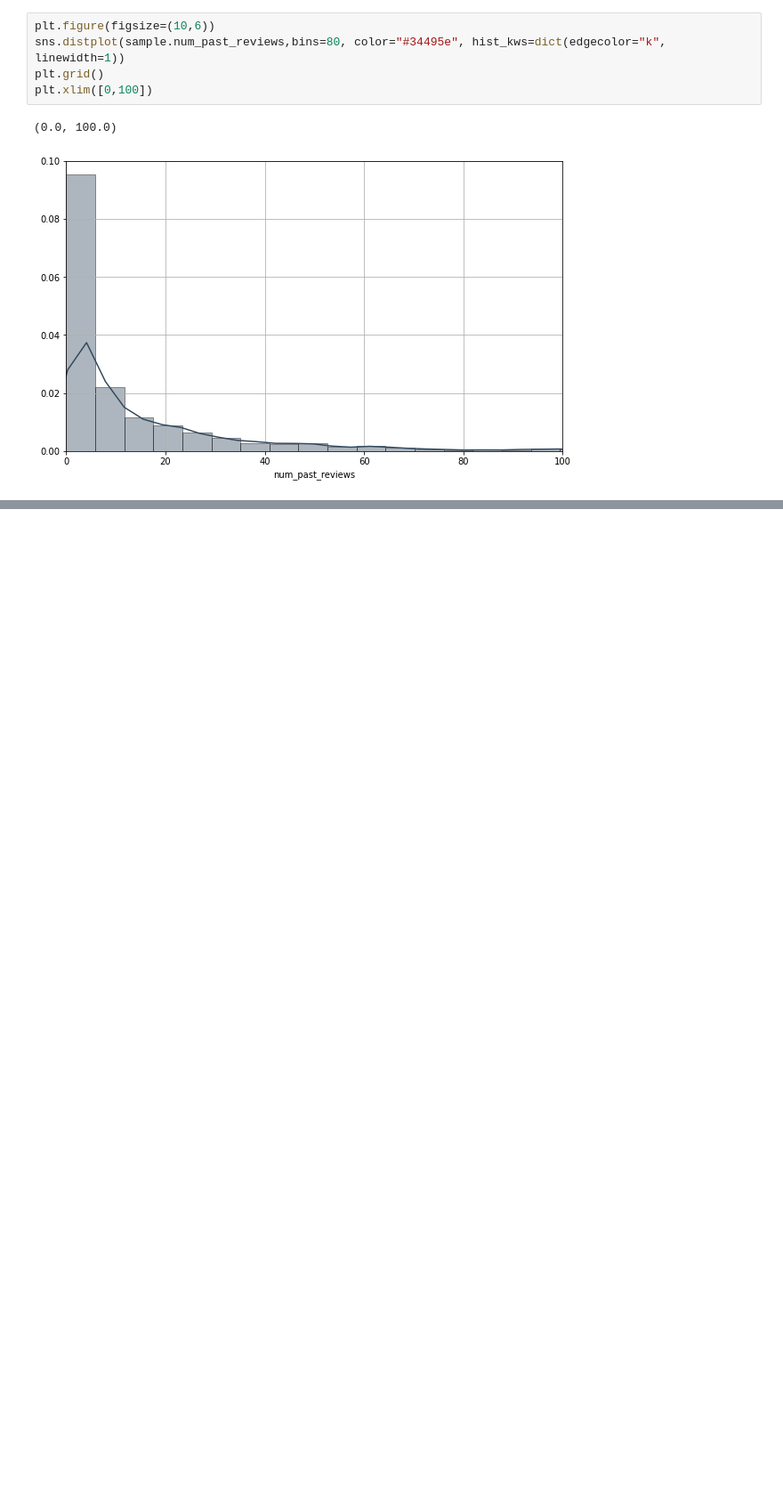
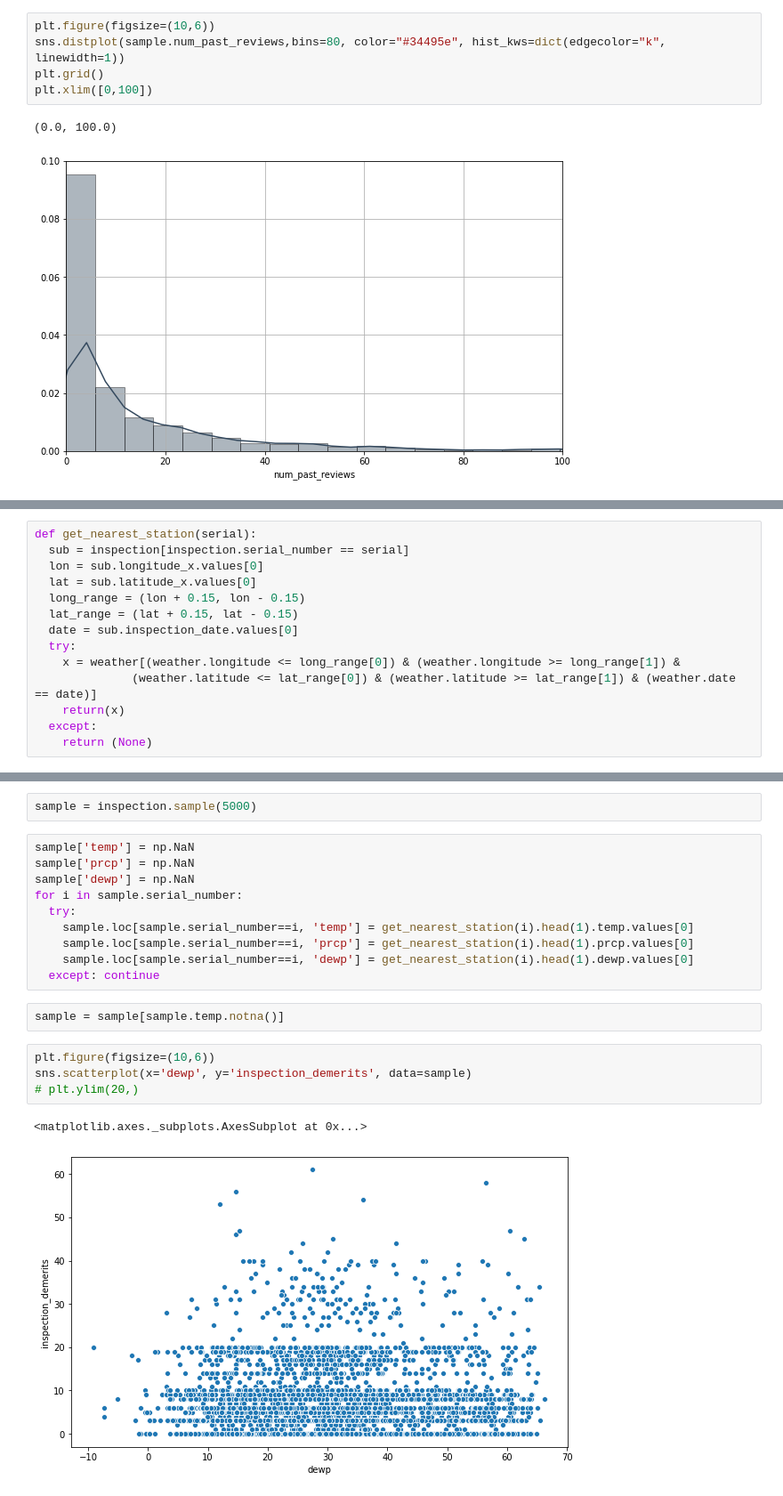
Before and after one commit to RishabPanyam96/Las_Vegas_Food_Inspection, a Jupyter notebook: code/Vizual.ipynb, the cells around one changed output, grey strips where cells are left out. Shown at 89% size. Saved outputs shown, nothing was run; the diff lists cells and outputs as text; blank space fills up the shorter version.

Commit message:
weather effects

```diff
--- a/code/Vizual.ipynb
+++ b/code/Vizual.ipynb
@@ -727,0 +750,14 @@ sample.employee_id.unique()
+# %%
+def get_nearest_station(serial):
+  sub = inspection[inspection.serial_number == serial]
+  lon = sub.longitude_x.values[0]
+  lat = sub.latitude_x.values[0]
+  long_range = (lon + 0.15, lon - 0.15)
+  lat_range = (lat + 0.15, lat - 0.15)
+  date = sub.inspection_date.values[0]
+  try:
+    x = weather[(weather.longitude <= long_range[0]) & (weather.longitude >= long_range[1]) &
+              (weather.latitude <= lat_range[0]) & (weather.latitude >= lat_range[1]) & (weather.date == date)]
+    return(x)
+  except:
+    return (None)
@@ -727,0 +770,21 @@ sample.employee_id.unique()
+# %%
+sample = inspection.sample(5000)
+# %%
+sample['temp'] = np.NaN
+sample['prcp'] = np.NaN
+sample['dewp'] = np.NaN
+for i in sample.serial_number:
+  try:
+    sample.loc[sample.serial_number==i, 'temp'] = get_nearest_station(i).head(1).temp.values[0]
+    sample.loc[sample.serial_number==i, 'prcp'] = get_nearest_station(i).head(1).prcp.values[0]
+    sample.loc[sample.serial_number==i, 'dewp'] = get_nearest_station(i).head(1).dewp.values[0]
+  except: continue
+# %%
+sample = sample[sample.temp.notna()]
+# %%
+plt.figure(figsize=(10,6))
+sns.scatterplot(x='dewp', y='inspection_demerits', data=sample)
+# plt.ylim(20,)
+# %% [output]
+<matplotlib.axes._subplots.AxesSubplot at 0x...>
+[figure, added]
```
Also changed, not shown: parts of 11 cells of this notebook.
